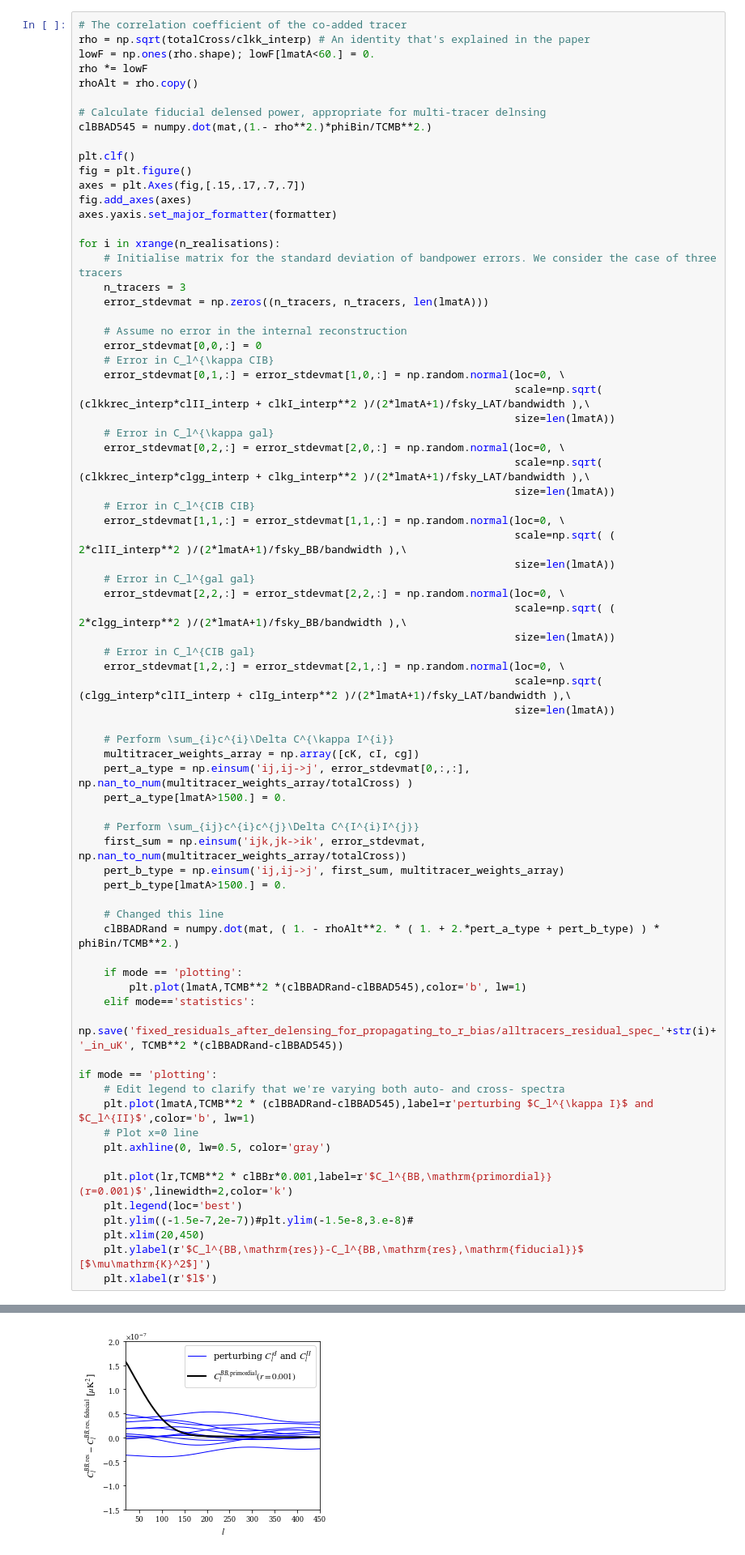
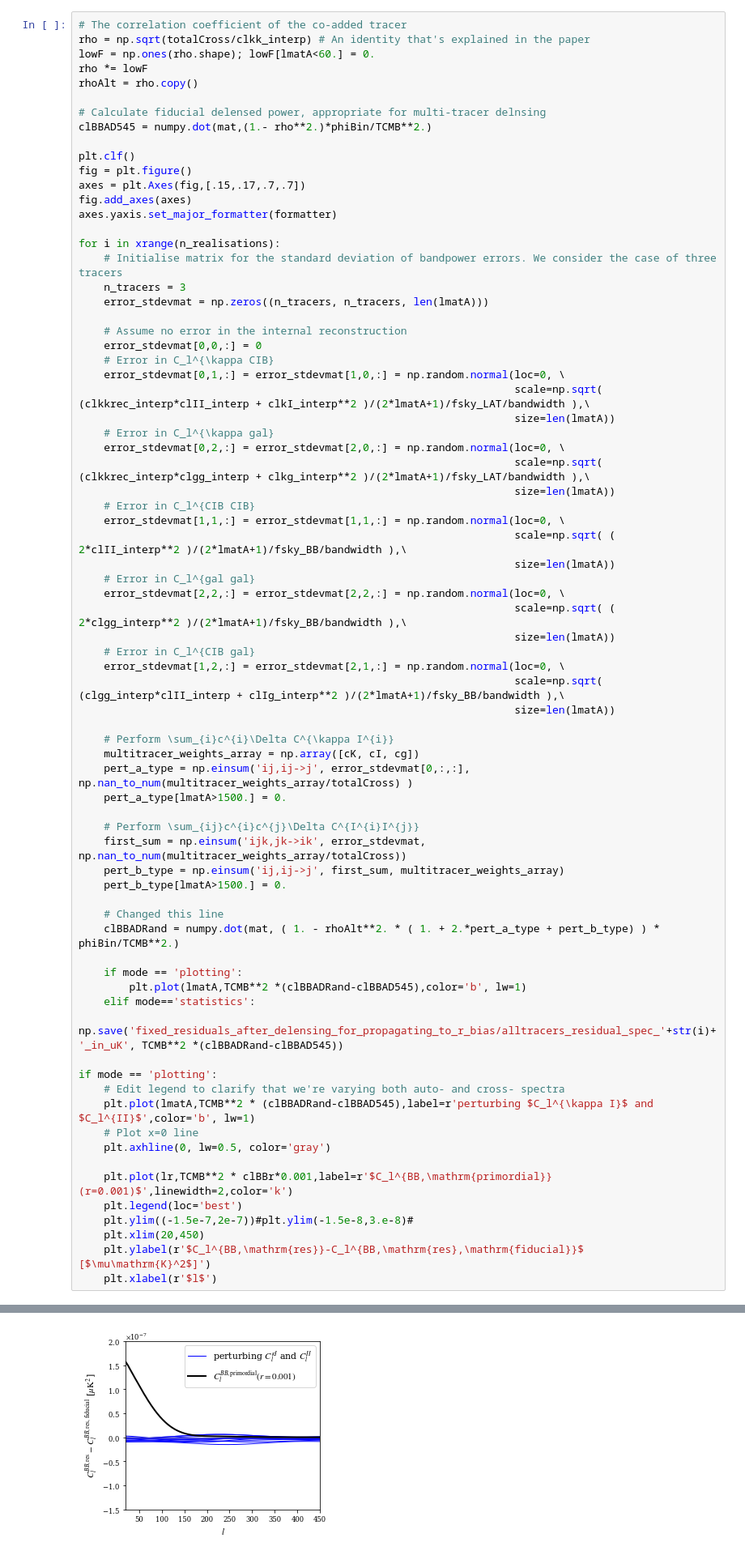
Before and after one commit to abaleato/marginalising_over_Alens, a Jupyter notebook: marginalising_over_alens_on_notebook.ipynb, the cells around one changed output, grey strips where cells are left out. Shown at 81% size. Drawn from its saved outputs; the diff is of its cells as text.

Commit message:
changed fsky for cib x gal

```diff
--- a/marginalising_over_alens_on_notebook.ipynb
+++ b/marginalising_over_alens_on_notebook.ipynb
@@ -345,7 +345,7 @@ for i in xrange(n_realisations):
                                                                      size=len(lmatA))
     # Error in C_l^{CIB gal}
     error_stdevmat[1,2,:] = error_stdevmat[2,1,:] = np.random.normal(loc=0, \
-                                                                     scale=np.sqrt( (clgg_interp*clII_interp + clIg_interp**2 )/(2*lmatA+1)/fsky_LAT/bandwidth ),\
+                                                                     scale=np.sqrt( (clgg_interp*clII_interp + clIg_interp**2 )/(2*lmatA+1)/fsky_BB/bandwidth ),\
                                                                      size=len(lmatA))
 
     # Perform \sum_{i}c^{i}\Delta C^{\kappa I^{i}}
@@ -353,34 +353,34 @@ for i in xrange(n_realisations):
     pert_a_type = np.einsum('ij,ij->j', error_stdevmat[0,:,:], np.nan_to_num(multitracer_weights_array/totalCross) )
     pert_a_type[lmatA>1500.] = 0.
 
     # Perform \sum_{ij}c^{i}c^{j}\Delta C^{I^{i}I^{j}}
     first_sum = np.einsum('ijk,jk->ik', error_stdevmat, np.nan_to_num(multitracer_weights_array/totalCross))
     pert_b_type = np.einsum('ij,ij->j', first_sum, multitracer_weights_array)
     pert_b_type[lmatA>1500.] = 0.
 
     # Changed this line
     clBBADRand = numpy.dot(mat, ( 1. - rhoAlt**2. * ( 1. + 2.*pert_a_type + pert_b_type) ) * phiBin/TCMB**2.)
 
     if mode == 'plotting':
         plt.plot(lmatA,TCMB**2 *(clBBADRand-clBBAD545),color='b', lw=1)
     elif mode=='statistics':
         np.save('fixed_residuals_after_delensing_for_propagating_to_r_bias/alltracers_residual_spec_'+str(i)+'_in_uK', TCMB**2 *(clBBADRand-clBBAD545))
 
 if mode == 'plotting':
     # Edit legend to clarify that we're varying both auto- and cross- spectra
     plt.plot(lmatA,TCMB**2 * (clBBADRand-clBBAD545),label=r'perturbing $C_l^{\kappa I}$ and $C_l^{II}$',color='b', lw=1)
     # Plot x=0 line
     plt.axhline(0, lw=0.5, color='gray')
 
     plt.plot(lr,TCMB**2 * clBBr*0.001,label=r'$C_l^{BB,\mathrm{primordial}}(r=0.001)$',linewidth=2,color='k')
     plt.legend(loc='best')
     plt.ylim((-1.5e-7,2e-7))#plt.ylim(-1.5e-8,3.e-8)#
     plt.xlim(20,450)
     plt.ylabel(r'$C_l^{BB,\mathrm{res}}-C_l^{BB,\mathrm{res},\mathrm{fiducial}}$ [$\mu\mathrm{K}^2$]')
     plt.xlabel(r'$l$')
 # %% [output]
 <Figure size 343.113x296.878 with 0 Axes>
-[figure, old version]
+[figure, new version]
 # %% [markdown]
 # Delensing with only the CIB
 # %% [markdown]
```
Also changed, not shown: parts of 3 cells of this notebook.
